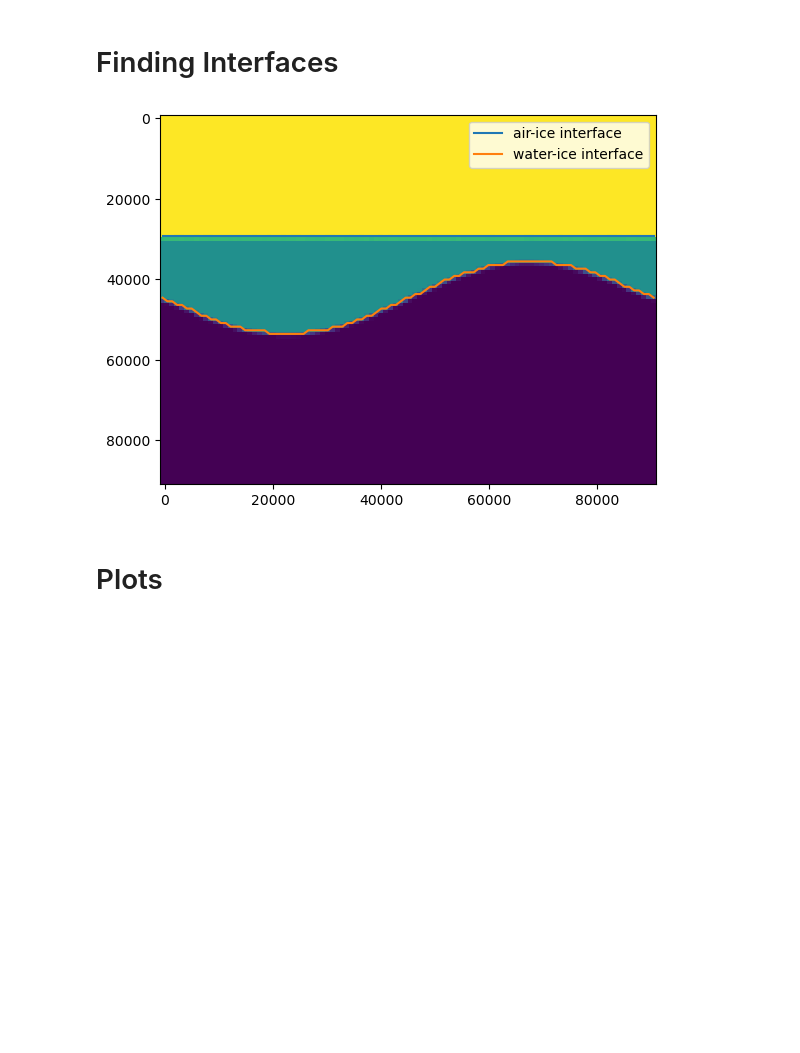
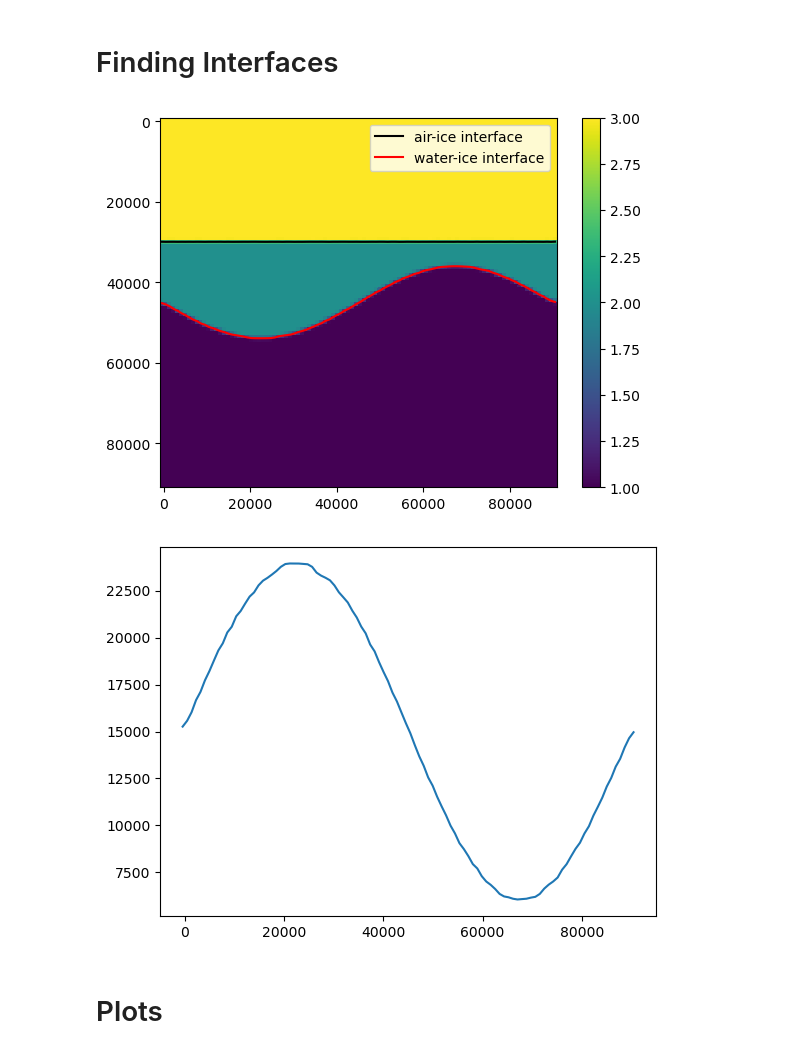
Before and after one commit to maxrudolph/gerya-julia, a Jupyter notebook: Simple-Icy-Shell-Model.ipynb, the cells around one changed output. Cells and saved outputs as stored; diff of their text form; code cells hidden in the pictures; blank space fills up the shorter version.

Commit message:
add function to compute interface positions

```diff
--- a/Simple-Icy-Shell-Model.ipynb
+++ b/Simple-Icy-Shell-Model.ipynb
@@ -334,45 +334,49 @@ LoadError: UndefVarError: marker_to_basic_node not defined
 # %%
 water_ice_interface = zeros(Float64,grid.nx+1)
 air_ice_interface = zeros(Float64,grid.nx+1)
 W = 90000.0
 H = 90000.0
 
 # Transfer materials to nodes
 mat, = marker_to_stag(markers,grid,markers.integers[[markers.integerFields["material"]],:],"center")
 
-i = 1
-for i in 1:(grid.ny+1)
-    for j in 1:(grid.nx+1)
-        if mat[i,j] >= 1.5
-            water_ice_interface[j] = grid.yc[i]
-        else
-            j = i+1
+function get_interface(grid::CartesianGrid,mat,contour_value)
+    interface_position = zeros(Float64,grid.nx+1);
+    for j in 1:grid.nx+1
+        i = 1
+        while i <= grid.ny
+            if mat[i,j] == contour_value
+                interface_position[j] = grid.yc[j]
+                break
+        elseif mat[i+1,j] < contour_value
+                # interface is located within this cell.
+                interface_position[j] = grid.yc[i] + (grid.yc[i+1]-grid.yc[i])/(mat[i+1,j]-mat[i,j])*(contour_value-mat[i,j])
+                break
+            end
+            i = i +1
         end
     end
+    return interface_position
 end
 
-i = 1
-for i in 1:(grid.ny+1)
-    for j in 1:(grid.nx+1)
-        if mat[i,j] >= 2.5
-            air_ice_interface[j] = grid.yc[i]
-        else
-            j = i+1
-        end
-    end
-end
+water_ice_interface = get_interface(grid,mat,1.5)
+air_ice_interface = get_interface(grid,mat,2.5)
 
-# size(air_ice_interface)
-# size(water_ice_interface)
 figure()
 pcolor(grid.xc,grid.yc,mat)
-plot(grid.xc,air_ice_interface,label="air-ice interface")
-plot(grid.xc,water_ice_interface,label="water-ice interface")
+colorbar()
+plot(grid.xc,air_ice_interface,"k",label="air-ice interface")
+plot(grid.xc,water_ice_interface,"r",label="water-ice interface")
 gca().invert_yaxis()
 legend()
 show()
+
+figure()
+plot(grid.xc,water_ice_interface-air_ice_interface)
+show()
 # %% [output]
-[figure, old version]
+[figure, new version]
+[figure, added]
 # %% [markdown]
 # Plots
 # %%
```
